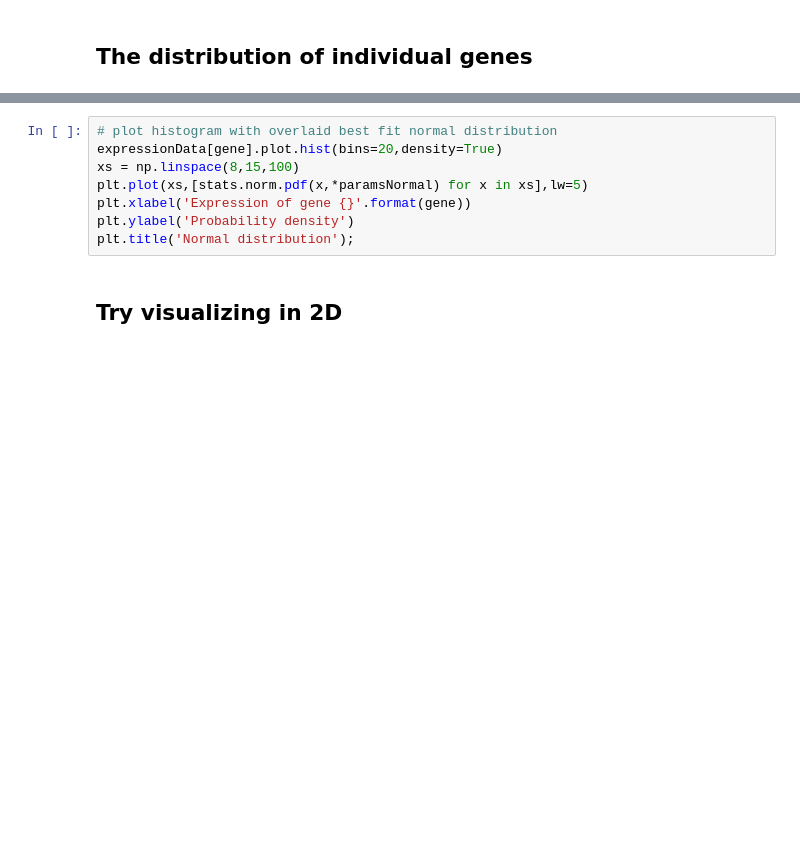
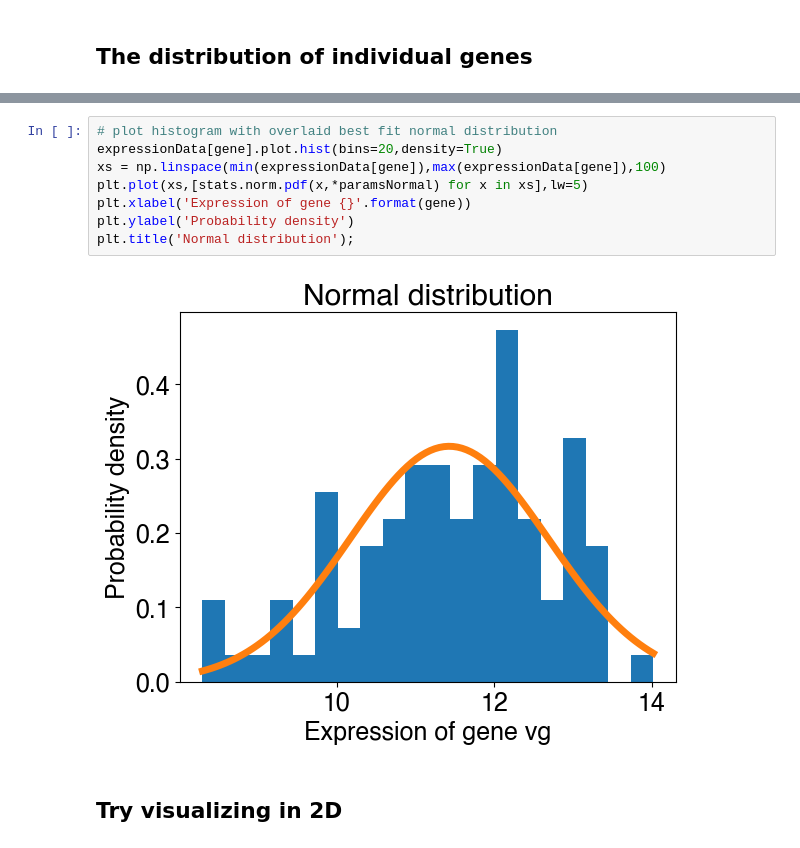
Before and after one commit to bcdaniels/CAS-570-Fundamentals-of-CAS, a Jupyter notebook: Statistics-and-dimensionality-reduction-gene-expression-example-570.ipynb, the cells around one changed output, grey strips where cells are left out. Saved outputs shown, nothing was run; the diff lists cells and outputs as text; blank space fills up the shorter version.

Commit message:
update dimensionality reduction gene expression example notebook

```diff
--- a/Statistics-and-dimensionality-reduction-gene-expression-example-570.ipynb
+++ b/Statistics-and-dimensionality-reduction-gene-expression-example-570.ipynb
@@ -70,11 +109,13 @@ print("Best-fit parameters: mean = {:1.5}, std. dev. = {:1.5}.".format(*paramsNo
 # %%
 # plot histogram with overlaid best fit normal distribution
 expressionData[gene].plot.hist(bins=20,density=True)
-xs = np.linspace(8,15,100)
+xs = np.linspace(min(expressionData[gene]),max(expressionData[gene]),100)
 plt.plot(xs,[stats.norm.pdf(x,*paramsNormal) for x in xs],lw=5)
 plt.xlabel('Expression of gene {}'.format(gene))
 plt.ylabel('Probability density')
 plt.title('Normal distribution');
+# %% [output]
+[figure, added]
 # %% [markdown]
 ## Try visualizing in 2D
 # %% [markdown]
```
Also changed, not shown: parts of 35 cells of this notebook.
